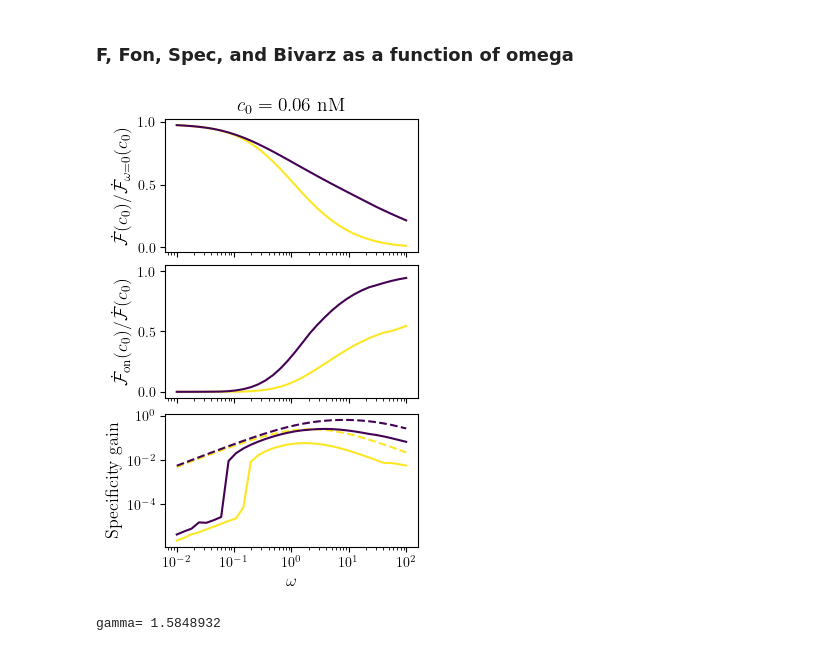
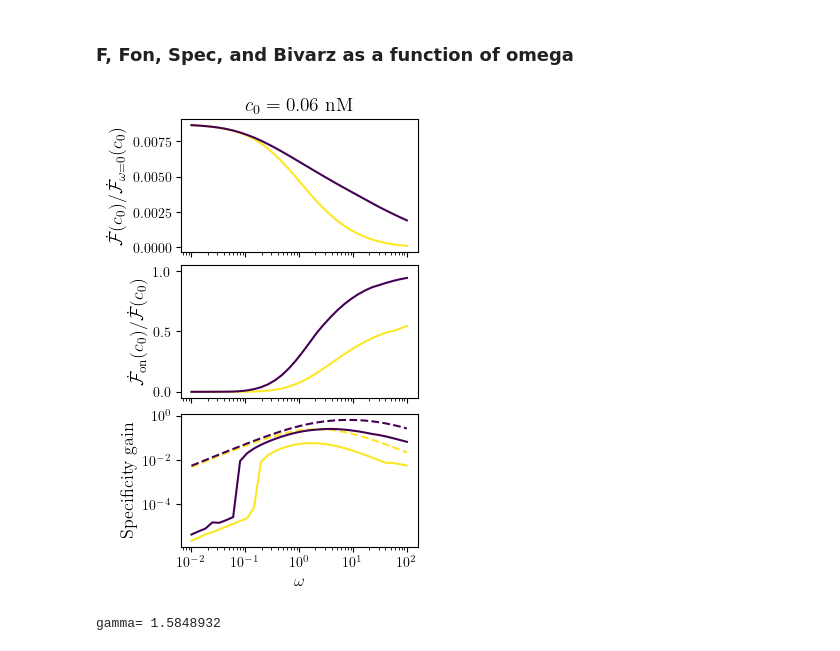
Before and after one commit to ta-rekt/LLROpt.jl, a Jupyter notebook: dev.ipynb, the cells around one changed output. Drawn from its saved outputs; the diff is of its cells as text; code cells hidden in the pictures.

Commit message:
bivariate fisher plots

```diff
--- a/dev.ipynb
+++ b/dev.ipynb
@@ -6950,10 +6950,10 @@ fig.savefig('{}/.julia/dev/LLROpt/plots/{}/tauon-tauoff-w-g-lowc.pdf'.format(os.
 # %% [markdown]
 ### F, Fon, Spec, and Bivarz as a function of omega
 # %%
-indices = [1]
-# dirnames_low = ["20250521/fir-w-g-lowc-{}".format(i) for i in indices]
-# dirnames_hi = ["20250521/fir-w-g-hic-{}".format(i) for i in indices]
-dirnames_low = ["20250527/bivariate-fisher-w-g-lowc-{}".format(i) for i in indices]
+indices = [1,2,3,4]
+dirnames_low = ["20250521/fir-w-g-lowc-{}".format(i) for i in indices]
+dirnames_hi = ["20250521/fir-w-g-hic-{}".format(i) for i in indices]
+# dirnames_low = ["20250527/bivariate-fisher-w-g-lowc-{}".format(i) for i in indices]
 
 nedges = 6
 figsize = (3,6)
@@ -6985,12 +6985,9 @@ for i, dirname in enumerate(dirnames_low):
     wvals = params["betas"]
 
     for kg in range(1, 9):
-        # fir[i*8+(kg-1), :] = np.array([data[kw][str(kg)]["1"][nedges] for kw in range(1, nws+1)])
-        fcr[i*8+(kg-1), :] = np.array([data[kw][str(kg)]["1"][nedges+1] for kw in range(1, nws+1)])
-        fcw[i*8+(kg-1), :] = np.array([data[kw][str(kg)]["1"][nedges+2] for kw in range(1, nws+1)])
-        fcross[i*8+(kg-1), :] = np.array([data[kw][str(kg)]["1"][nedges+3] for kw in range(1, nws+1)])
-        # firOn[i*8+(kg-1), :] = np.array([data[kw][str(kg)]["1"][nedges+2] for kw in range(1, nws+1)])
-        # spec[i*8+(kg-1), :] = np.array([data[kw][str(kg)]["1"][nedges+3] for kw in range(1, nws+1)])
+        fir[i*8+(kg-1), :] = np.array([data[kw][str(kg)]["1"][nedges] for kw in range(1, nws+1)])
+        firOn[i*8+(kg-1), :] = np.array([data[kw][str(kg)]["1"][nedges+2] for kw in range(1, nws+1)])
+        spec[i*8+(kg-1), :] = np.array([data[kw][str(kg)]["1"][nedges+3] for kw in range(1, nws+1)])
         kboff[i*8+(kg-1), :] = np.array([data[kw][str(kg)]["1"][nedges-6] for kw in range(1, nws+1)])
         konb[i*8+(kg-1), :] = np.array([data[kw][str(kg)]["1"][nedges-5] for kw in range(1, nws+1)])
         kuon[i*8+(kg-1), :] = np.array([data[kw][str(kg)]["1"][nedges-4] for kw in range(1, nws+1)])
@@ -7005,35 +7002,35 @@ fig, axes = plt.subplots(3, 1, figsize=(3.2, 5), sharex=True, layout="constraine
 
 cmap = plt.cm.viridis.reversed()
 norm = Normalize(vmin=gvals[7], vmax=gvals[20])
 
 for kgi in [7,20]:
     g = gvals[kgi]
     color = cmap(norm(gvals[kgi]))
     # Fisher info. rate
-    axes[0].plot(wvals, fir[kgi]/(0.0888*0.1), color=color)
+    axes[0].plot(wvals, fir[kgi], color=color)
     # On contribution
     axes[1].plot(wvals, firOn[kgi]/fir[kgi], color=color)
     # Specificity
     axes[2].plot(wvals, 2**spec[kgi]-(g/(g+np.array(wvals)*(1+g)/2)), color=color)
     axes[2].plot(wvals, g**2/(np.array(wvals)+g**2)-(g/(g+np.array(wvals)*(1+g)/2)), color=color, linestyle="--")
 
 axes[0].set_title(r"$c_0={} \rm \;nM$".format(0.1*0.6), fontsize=14)
 axes[0].set_xscale('log')
 axes[0].set_ylabel(r"$\dot{\mathcal F}(c_0)/\dot{\mathcal F}_{\omega=0}(c_0)$", fontsize=13)
 axes[1].set_ylim(-0.05, 1.05)
 axes[1].set_ylabel(r"$\dot{\mathcal F}_{\rm on}(c_0)/\dot{\mathcal F}(c_0)$", fontsize=13)
 axes[2].set_ylabel(r"$\rm Specificity\; gain$", fontsize=13)
 axes[2].set_xlabel(r"$\omega$", fontsize=12)
 axes[2].set_xticks([0.01,0.1, 1,10, 100])
 axes[2].set_yscale('log')
 # axes[3].plot(wvals, 0.02*np.array(wvals), color="black", linestyle="--", alpha=0.4)
 # axes[4].set_yscale('log')
 
 
 sm = plt.cm.ScalarMappable(norm=norm, cmap=cmap)
 # fig.colorbar(sm, ax=axes.ravel().tolist(), label=r"$\gamma$", location="right", shrink=0.5)
 # %% [output]
-[figure, old version]
+[figure, new version]
 # %%
 date = 20250526
 dirname = '{}/.julia/dev/LLROpt/plots/{}'.format(os.environ["HOME"], date)
```
Also changed, not shown: parts of 5 cells of this notebook, 4 other files.
